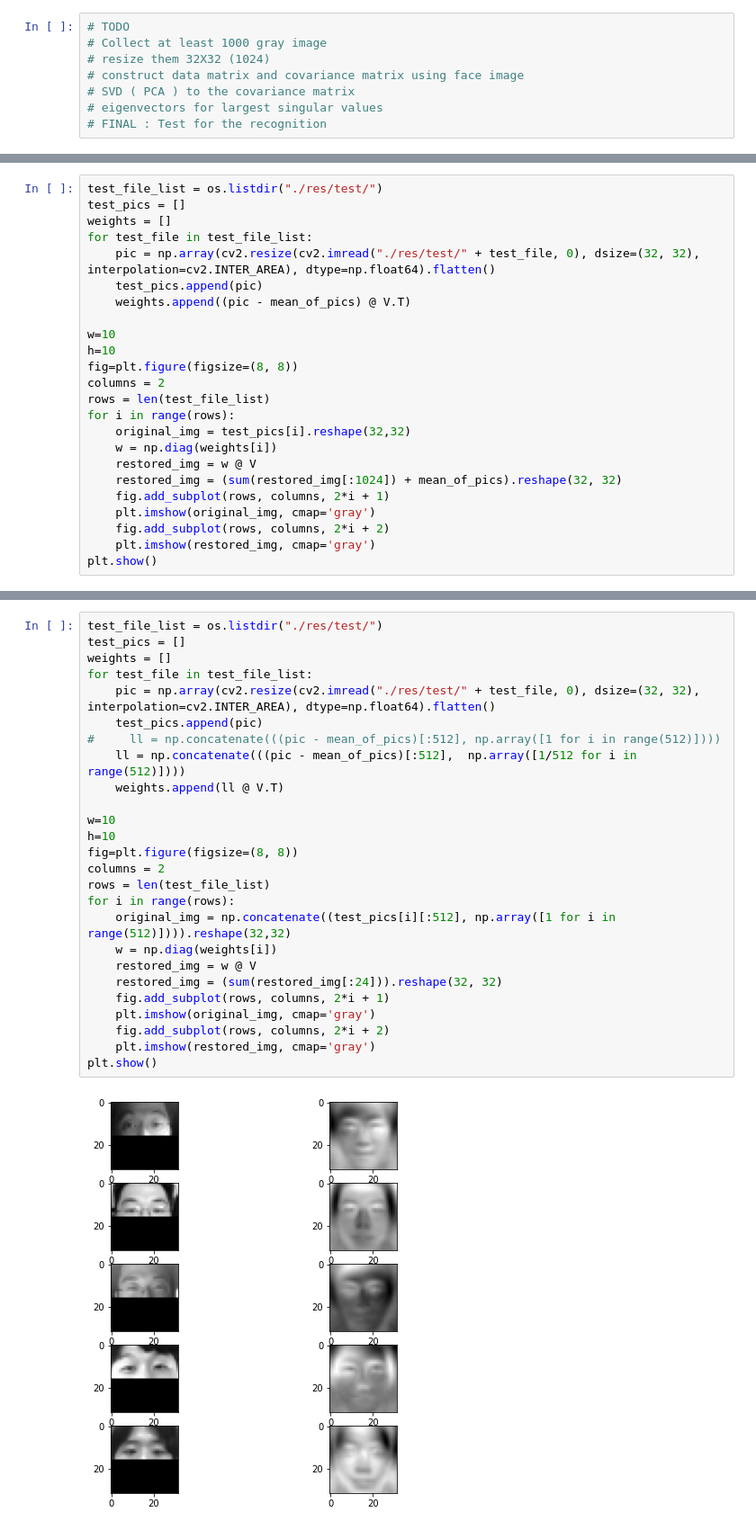
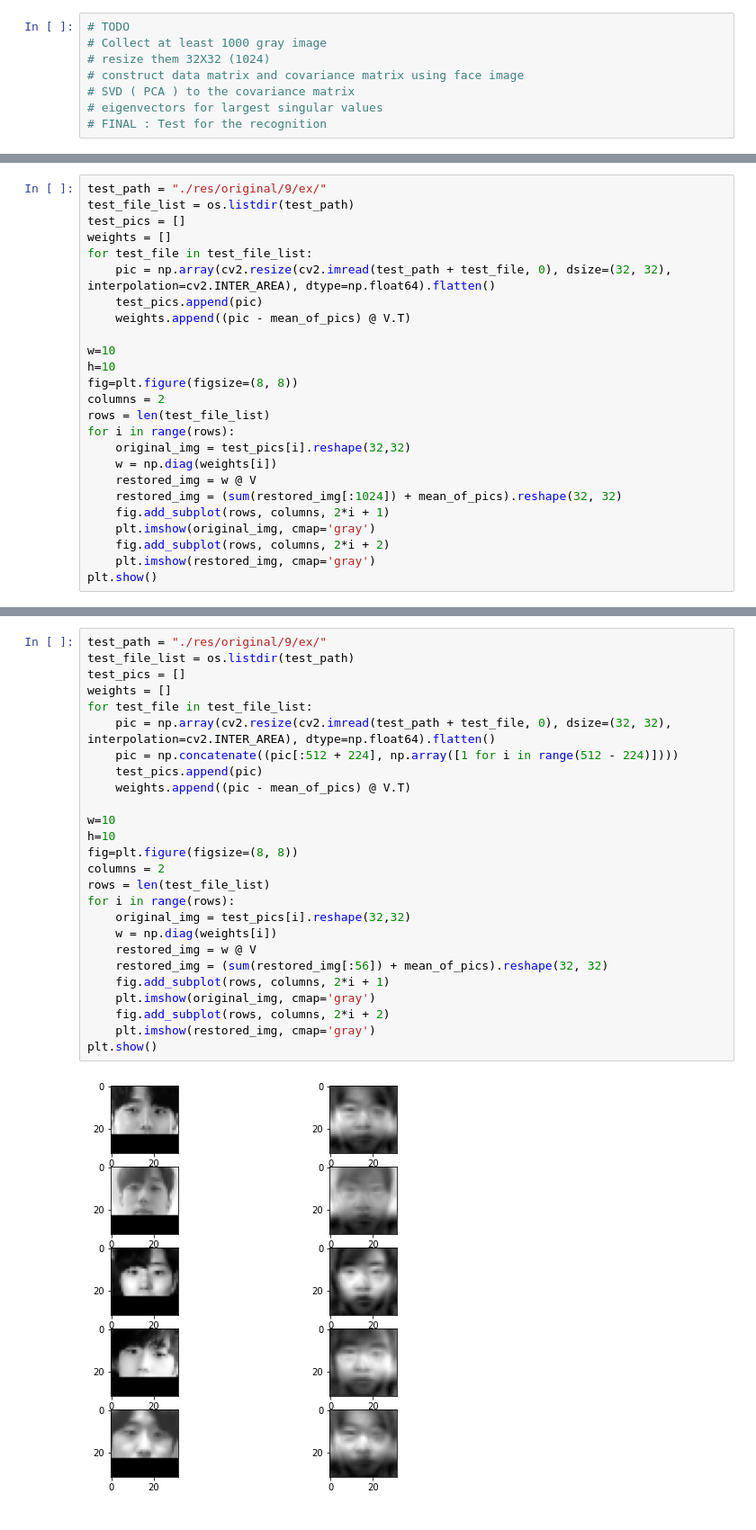
Before and after one commit to junarwohn/garage, a Jupyter notebook: project1_eigenface.ipynb, the cells around one changed output, grey strips where cells are left out. Shown at 90% size. Drawn from its saved outputs; the diff is of its cells as text.

```diff
--- a/project1_eigenface.ipynb
+++ b/project1_eigenface.ipynb
@@ -65,9 +78,10 @@ for i, file_path in enumerate(test_file_list):
 # %%
-test_file_list = os.listdir("./res/test/")
+test_path = "./res/original/9/ex/"
+test_file_list = os.listdir(test_path)
 test_pics = []
 weights = []
 for test_file in test_file_list:
-    pic = np.array(cv2.resize(cv2.imread("./res/test/" + test_file, 0), dsize=(32, 32), interpolation=cv2.INTER_AREA), dtype=np.float64).flatten()
+    pic = np.array(cv2.resize(cv2.imread(test_path + test_file, 0), dsize=(32, 32), interpolation=cv2.INTER_AREA), dtype=np.float64).flatten()
     test_pics.append(pic)
     weights.append((pic - mean_of_pics) @ V.T)
 
@@ -91,28 +163,28 @@ plt.show()
 # %%
-test_file_list = os.listdir("./res/test/")
+test_path = "./res/original/9/ex/"
+test_file_list = os.listdir(test_path)
 test_pics = []
 weights = []
 for test_file in test_file_list:
-    pic = np.array(cv2.resize(cv2.imread("./res/test/" + test_file, 0), dsize=(32, 32), interpolation=cv2.INTER_AREA), dtype=np.float64).flatten()
+    pic = np.array(cv2.resize(cv2.imread(test_path + test_file, 0), dsize=(32, 32), interpolation=cv2.INTER_AREA), dtype=np.float64).flatten()
+    pic = np.concatenate((pic[:512 + 224], np.array([1 for i in range(512 - 224)])))
     test_pics.append(pic)
-#     ll = np.concatenate(((pic - mean_of_pics)[:512], np.array([1 for i in range(512)])))
-    ll = np.concatenate(((pic - mean_of_pics)[:512],  np.array([1/512 for i in range(512)])))
-    weights.append(ll @ V.T)
+    weights.append((pic - mean_of_pics) @ V.T)
 
 w=10
 h=10
 fig=plt.figure(figsize=(8, 8))
 columns = 2
 rows = len(test_file_list)
 for i in range(rows):
-    original_img = np.concatenate((test_pics[i][:512], np.array([1 for i in range(512)]))).reshape(32,32)
+    original_img = test_pics[i].reshape(32,32)
     w = np.diag(weights[i])
     restored_img = w @ V
-    restored_img = (sum(restored_img[:24])).reshape(32, 32)
+    restored_img = (sum(restored_img[:56]) + mean_of_pics).reshape(32, 32)
     fig.add_subplot(rows, columns, 2*i + 1)
     plt.imshow(original_img, cmap='gray')
     fig.add_subplot(rows, columns, 2*i + 2)
     plt.imshow(restored_img, cmap='gray')
 plt.show()
 # %% [output]
-[figure, old version]
+[figure, new version]
```
Also changed, not shown: parts of 8 cells of this notebook.
